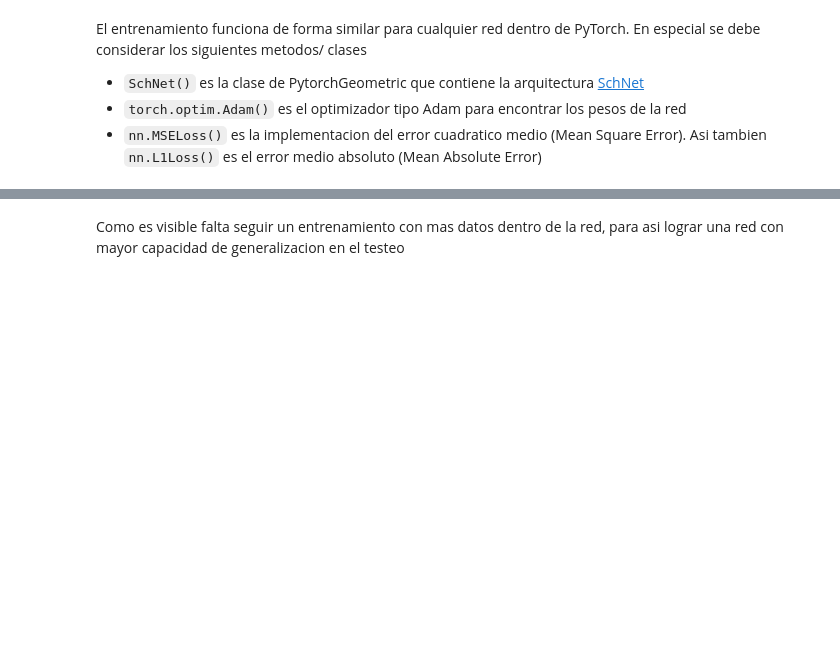
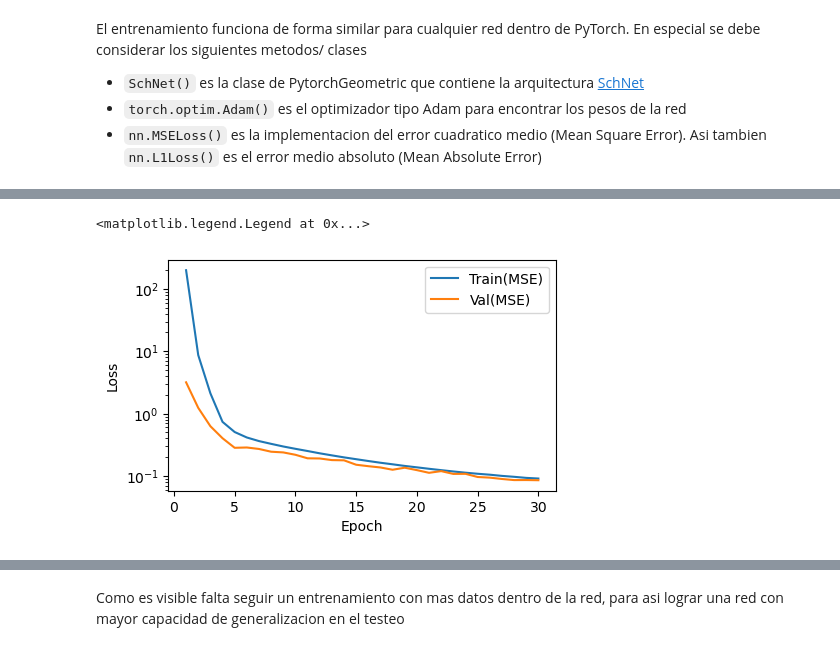
Before and after one commit to pyF4all/ML4molecularSims, a Jupyter notebook: Notebooks/3_SchNet_Pyg/3_SchNet_PyG.ipynb, the cells around one changed output, grey strips where cells are left out. Drawn from its saved outputs; the diff is of its cells as text; code cells hidden in the pictures; blank space fills up the shorter version.

```diff
--- a/Notebooks/3_SchNet_Pyg/3_SchNet_PyG.ipynb
+++ b/Notebooks/3_SchNet_Pyg/3_SchNet_PyG.ipynb
@@ -232,3 +228,15 @@ print(f' MSE (test) {loss_test:.2e}, MAE (test) {loss2_test:.2f}')
+# %%
+#history = run(num_epochs=10)
+plt.figure(figsize=(5,3))
+plt.plot(range(1,len(history['train_mse'])+1),history['train_mse'],label='Train(MSE)')
+plt.plot(range(1,len(history['val_mse'])+1),history['val_mse'],label='Val(MSE)')
+plt.yscale('log')
+plt.ylabel('Loss')
+plt.xlabel('Epoch')
+plt.legend()
+# %% [output]
+<matplotlib.legend.Legend at 0x...>
+[figure, added]
 # %%
 ##Testeo
 data = dataset[121]
```
Also changed, not shown: parts of 10 cells of this notebook, 1 other file.
